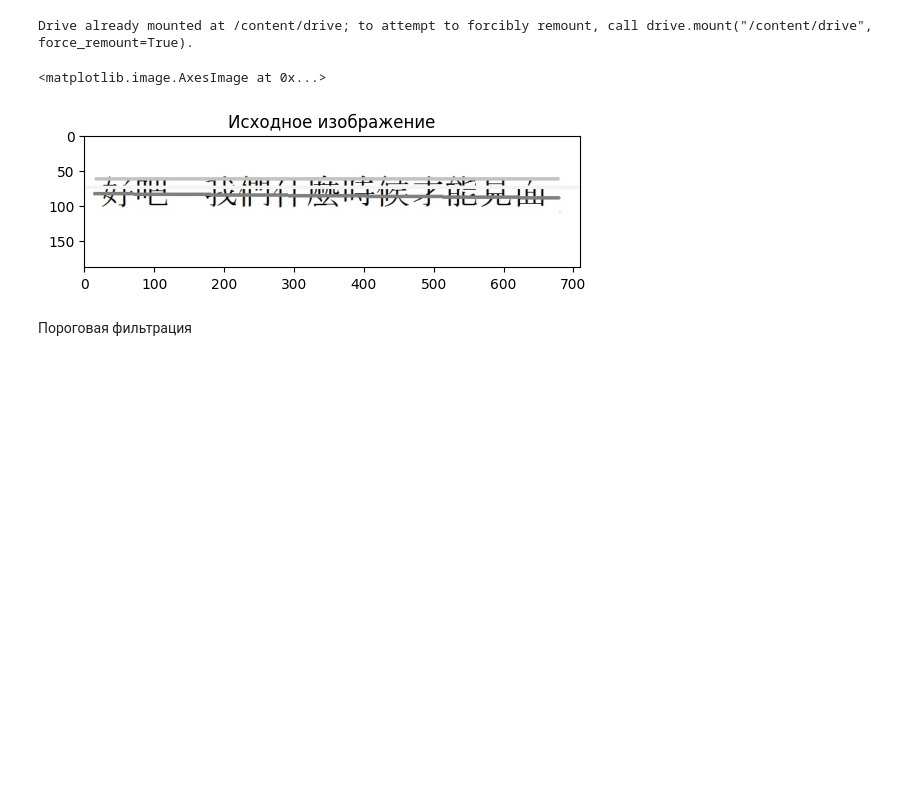
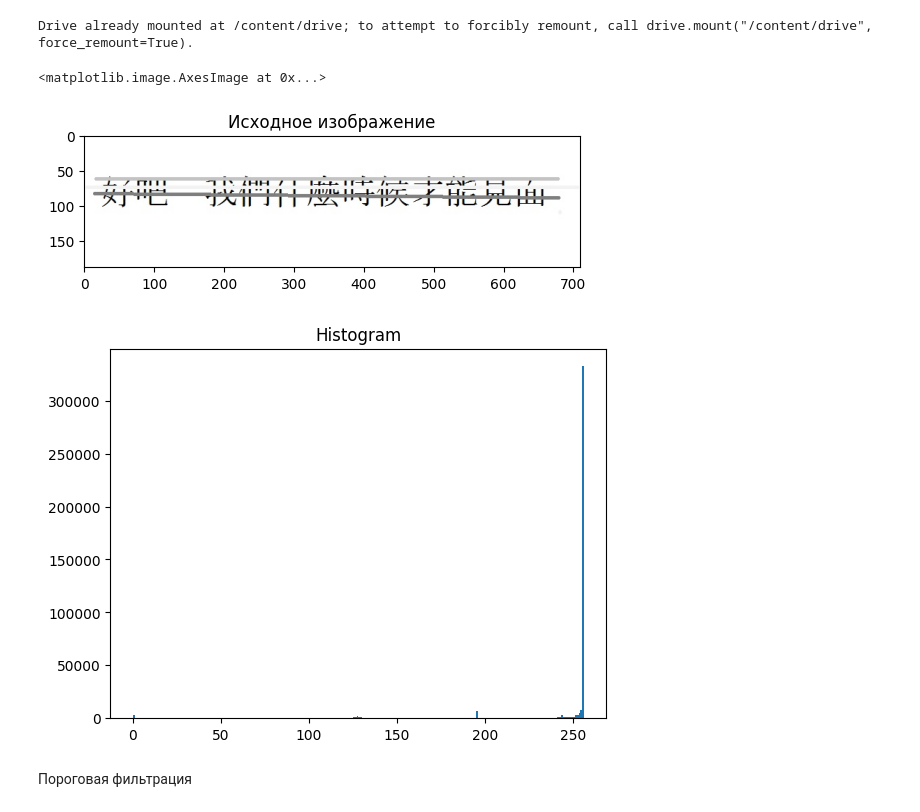
Before and after one commit to Incursioninn/DIP, a Jupyter notebook: lab4.ipynb, the cells around one changed output. Drawn from its saved outputs; the diff is of its cells as text; code cells hidden in the pictures; blank space fills up the shorter version.

```diff
--- a/lab4.ipynb
+++ b/lab4.ipynb
@@ -15,6 +15,12 @@ plt.imshow(rgb_image)
 Drive already mounted at /content/drive; to attempt to forcibly remount, call drive.mount("/content/drive", force_remount=True).
 <matplotlib.image.AxesImage at 0x...>
 [figure]
+# %%
+plt.hist(rgb_image.ravel(), bins=256, range=[0,256])
+plt.title('Histogram')
+plt.show()
+# %% [output]
+[figure, added]
 # %% [markdown]
 Пороговая фильтрация
 # %%
```
Also changed, not shown: parts of 3 cells of this notebook.
